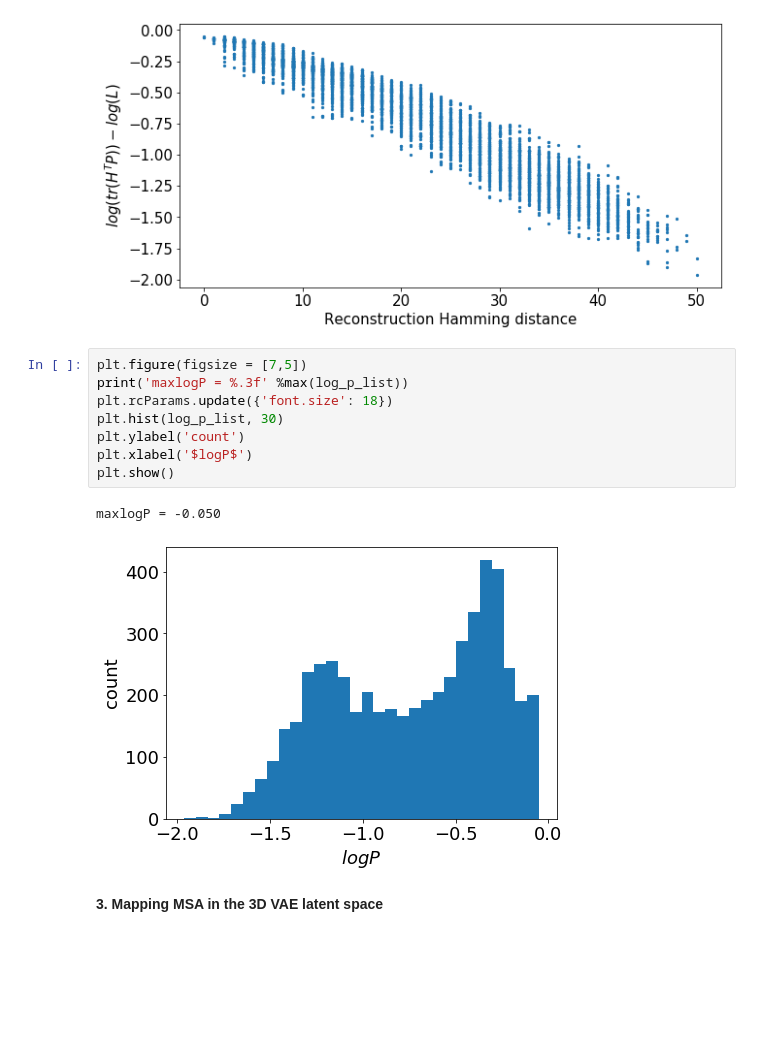
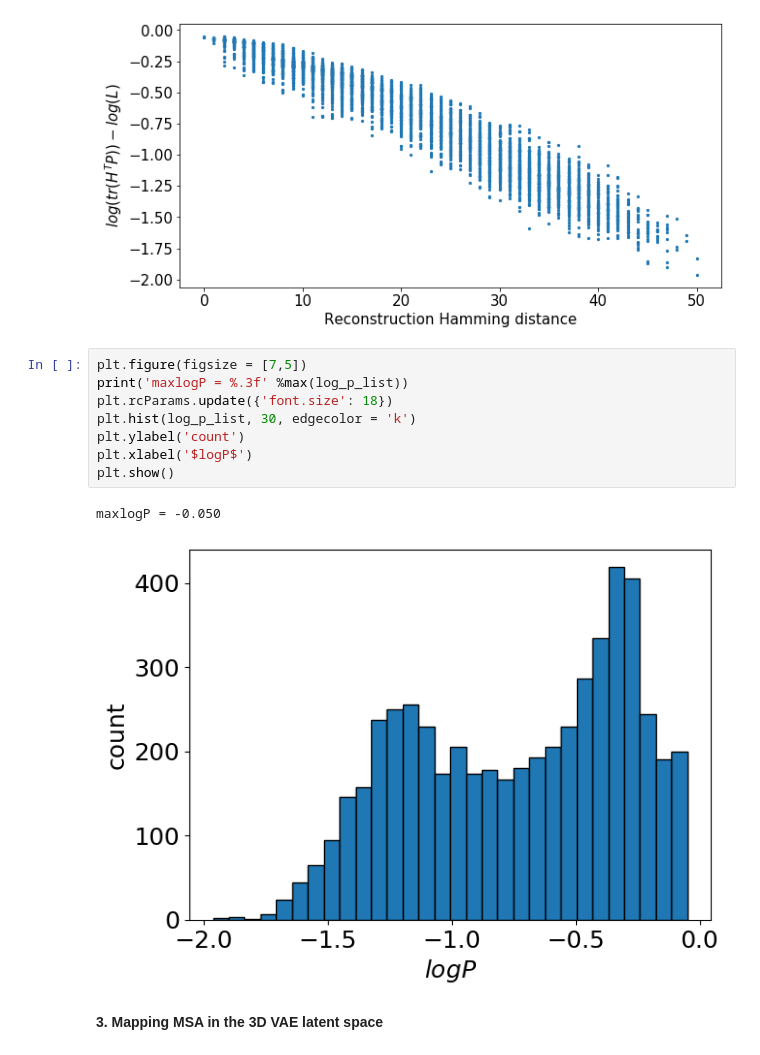
Before and after one commit to ranganathanlab/VAEforDesign, a Jupyter notebook: VAE_SH3.ipynb, the cells around one changed output. Saved outputs shown, nothing was run; the diff lists cells and outputs as text; blank space fills up the shorter version.

```diff
--- a/VAE_SH3.ipynb
+++ b/VAE_SH3.ipynb
@@ -294,14 +296,14 @@ plt.show()
 # %%
 plt.figure(figsize = [7,5])
 print('maxlogP = %.3f' %max(log_p_list))
 plt.rcParams.update({'font.size': 18})
-plt.hist(log_p_list, 30)
+plt.hist(log_p_list, 30, edgecolor = 'k')
 plt.ylabel('count')
 plt.xlabel('$logP$')
 plt.show()
 # %% [output]
 maxlogP = -0.050
-[figure, old version]
+[figure, new version]
 # %% [markdown]
 **3. Mapping MSA in the 3D VAE latent space**
 # %%
```
Also changed, not shown: parts of 4 cells of this notebook, 2 other files.
